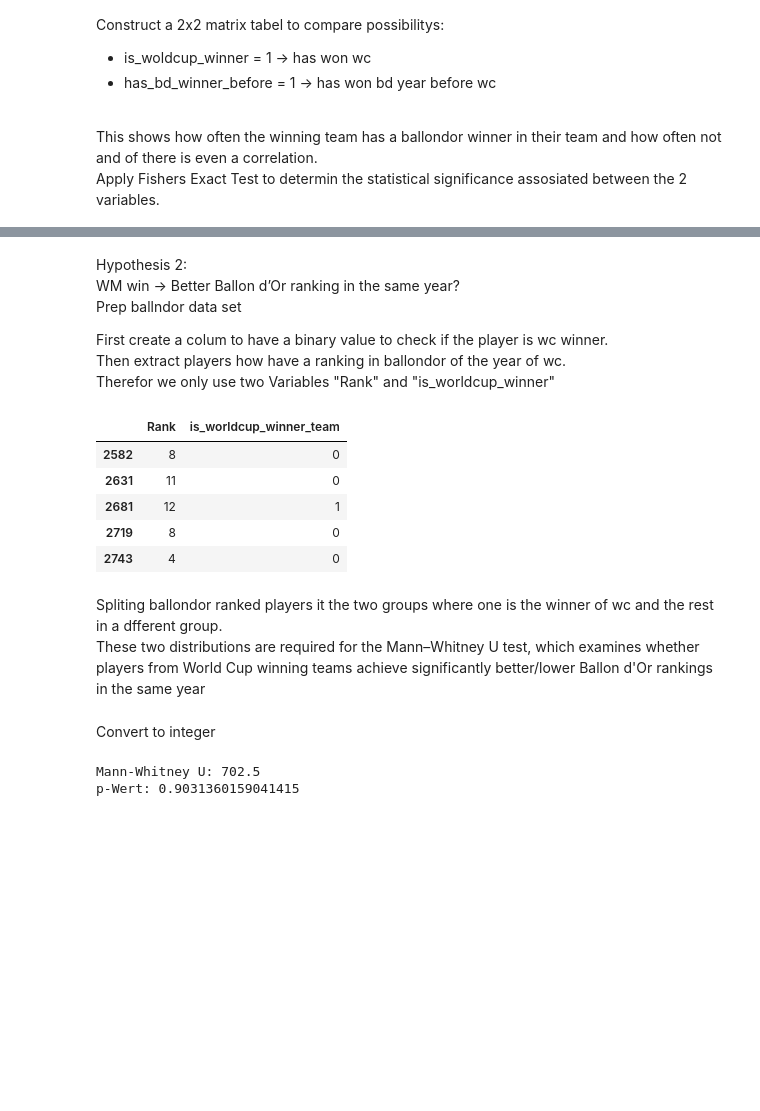
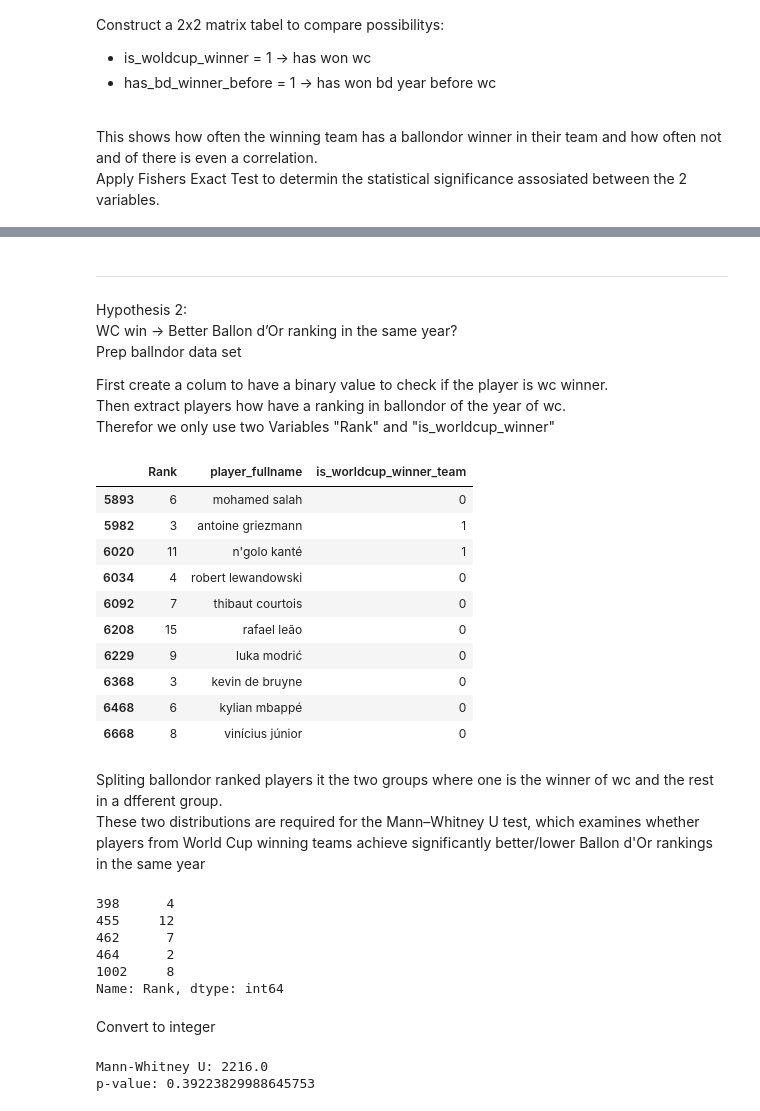
Before and after one commit to Zeljko2802/DataLiteracy, a Jupyter notebook: Project_Dataanalysis.ipynb, the cells around one changed output, grey strips where cells are left out. Saved outputs shown, nothing was run; the diff lists cells and outputs as text; code cells hidden in the pictures; blank space fills up the shorter version.

```diff
--- a/Project_Dataanalysis.ipynb
+++ b/Project_Dataanalysis.ipynb
@@ -20,6 +21,6 @@ Load data from csv files
 # %%
 players = pd.read_csv("players.csv")
 ballondor = pd.read_csv("ballondor_all_ranked.csv")
-standing = pd.read_csv("tournament_standings.csv")
+standing = pd.read_csv("tournament_standings_2.csv")
 matches_players = pd.read_csv("player_appearances.csv")
 # %% [markdown]
@@ -173,5 +191,4 @@ Resulting tabel gives information, if the player has been bd candidate or winner
 # %%
-
 players_bd_same = unique_players.merge(
     ballondor[["Year", "player_fullname", "Rank"]],
     how="left",
@@ -180,10 +197,10 @@ players_bd_same = unique_players.merge(
     suffixes=("", "_bd_same")
 )
 
-players_bd_same["is_bd_candidate_same_year"] = players_bd_same["Rank"].notna().astype(int)
-players_bd_same["is_bd_winner_same_year"]   = (players_bd_same["Rank"] == 1).astype(int)
+players_bd_same["is_bd_candidate_same_year"] = (players_bd_same["Rank"] <= 15).astype(int) #3
+players_bd_same["is_bd_winner_same_year"] = (players_bd_same["Rank"] == 1).astype(int)
 
-players_bd_same.head()
+players_bd_same.head(10)
 # %% [output]
 |  | year | player_id | player_fullname | team_id | team_name | size | Year | Rank | ... |
 | 0 | 1970 | P-00086 | roberto rivas | T-27 | El Salvador | 3 | NaN | NaN | ... |
@@ -477,6 +721,8 @@ p-Wert: 0.25
+# %% [markdown]
+-----------------------------------------------------------------------------------------------------------------------
 # %% [markdown]
 Hypothesis 2:<br>
-WM win → Better Ballon d’Or ranking in the same year?<br>
+WC win → Better Ballon d’Or ranking in the same year?<br>
 Prep ballndor data set<br>
 
 First create a colum to have a binary value to check if the player is wc winner.<br>
@@ -485,22 +731,29 @@ Therefor we only use two Variables "Rank" and "is_worldcup_winner"<br>
 # %%
 players_bd_same["is_worldcup_winner_team"] = (players_bd_same["position"] == 1).astype(int)
 
 bd_ranks = players_bd_same.loc[
     players_bd_same["Rank"].notna(),
-    ["Rank", "is_worldcup_winner_team"]
+    ["Rank","player_fullname","is_worldcup_winner_team"]
 ].copy()
 
 bd_ranks["Rank"] = bd_ranks["Rank"].astype(int)
+bd_ranks["player_fullname"] = bd_ranks["player_fullname"].astype(str)
 bd_ranks["is_worldcup_winner_team"] = bd_ranks["is_worldcup_winner_team"].astype(int)
 
-bd_ranks.head()
+bd_ranks.tail(10)
+#players_bd_same.head()
 # %% [output]
-|  | Rank | is_worldcup_winner_team |
-| 2582 | 8 | 0 |
-| 2631 | 11 | 0 |
-| 2681 | 12 | 1 |
-| 2719 | 8 | 0 |
-| 2743 | 4 | 0 |
+|  | Rank | player_fullname | is_worldcup_winner_team |
+| 5893 | 6 | mohamed salah | 0 |
+| 5982 | 3 | antoine griezmann | 1 |
+| 6020 | 11 | n'golo kanté | 1 |
+| 6034 | 4 | robert lewandowski | 0 |
+| 6092 | 7 | thibaut courtois | 0 |
+| 6208 | 15 | rafael leão | 0 |
+| 6229 | 9 | luka modrić | 0 |
+| 6368 | 3 | kevin de bruyne | 0 |
+| 6468 | 6 | kylian mbappé | 0 |
+| 6668 | 8 | vinícius júnior | 0 |
 # %% [markdown]
 Spliting ballondor ranked players it the two groups where one is the winner of wc and the rest in a dfferent group. <br>
 These two distributions are required for the Mann–Whitney U test, which examines
@@ -508,6 +761,15 @@ whether players from World Cup winning teams achieve significantly better/lower
 # %%
 winner_ranks = bd_ranks[bd_ranks["is_worldcup_winner_team"] == 1]["Rank"]
 other_ranks  = bd_ranks[bd_ranks["is_worldcup_winner_team"] == 0]["Rank"]
+
+winner_ranks.head()
+# %% [output]
+398      4
+455     12
+462      7
+464      2
+1002     8
+Name: Rank, dtype: int64
 # %% [markdown]
 Convert to integer
 # %%
@@ -517,7 +779,7 @@ other_ranks  = other_ranks.astype(int)
 
 stat, p = mannwhitneyu(winner_ranks, other_ranks, alternative="two-sided")
 print("Mann-Whitney U:", stat)
-print("p-Wert:", p)
+print("p-value:", p)
 # %% [output]
-Mann-Whitney U: 702.5
-p-Wert: 0.9031360159041415
+Mann-Whitney U: 2216.0
+p-value: 0.39223829988645753
```
Also changed, not shown: parts of 108 cells of this notebook, 5 other files.
